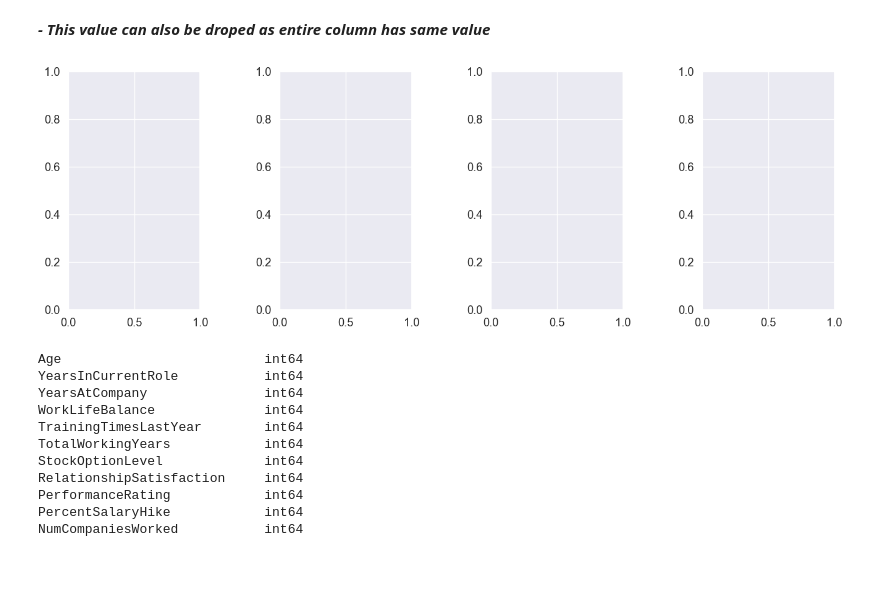
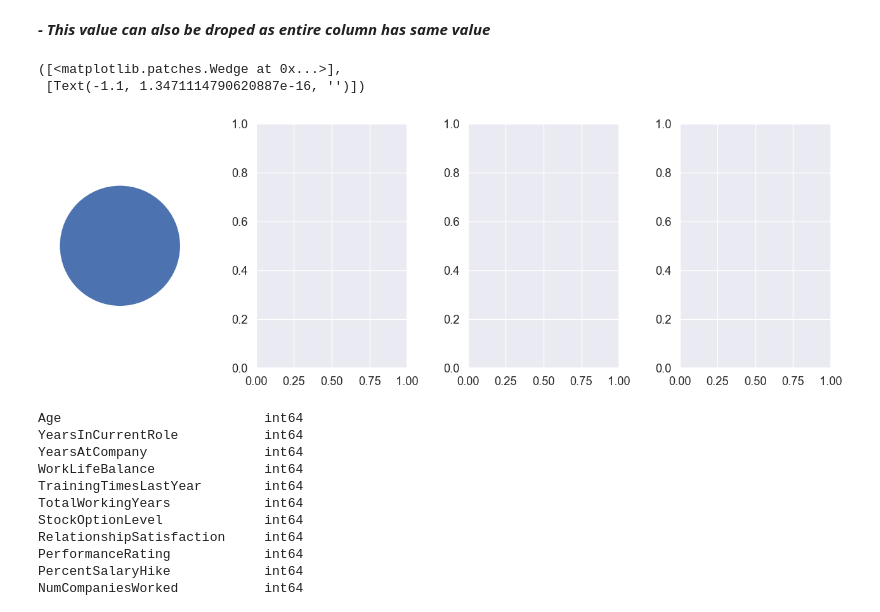
Before and after one commit to rohit2004metha/job-Attrition-Prediction, a Jupyter notebook: Job_Attrition_IBM_Data.ipynb, the cells around one changed output. Cells and saved outputs as stored; diff of their text form; code cells hidden in the pictures; blank space fills up the shorter version.

```diff
--- a/Job_Attrition_IBM_Data.ipynb
+++ b/Job_Attrition_IBM_Data.ipynb
@@ -148,9 +148,11 @@ Name: count, dtype: int64
 # %%
 fig,axes= plt.subplots(nrows=1, ncols= 4, figsize=(16,5))
 fig.subplots_adjust(wspace=0.4)
-axes[0].pie(jAttr_data['EmployeeCount'].value_counts(),colors=[])
+axes[0].pie(jAttr_data['EmployeeCount'].value_counts())
 # %% [output]
+([<matplotlib.patches.Wedge at 0x...>],
+ [Text(-1.1, 1.3471114790620887e-16, '')])
-[figure, old version]
+[figure, new version]
 # %%
 jAttr_data.drop(['EmployeeCount','EmployeeNumber','Over18','StandardHours'],axis=1,inplace=True)
 jAttr_data.dtypes.sort_values()
```
Also changed, not shown: parts of 21 cells of this notebook, 15 other files.
